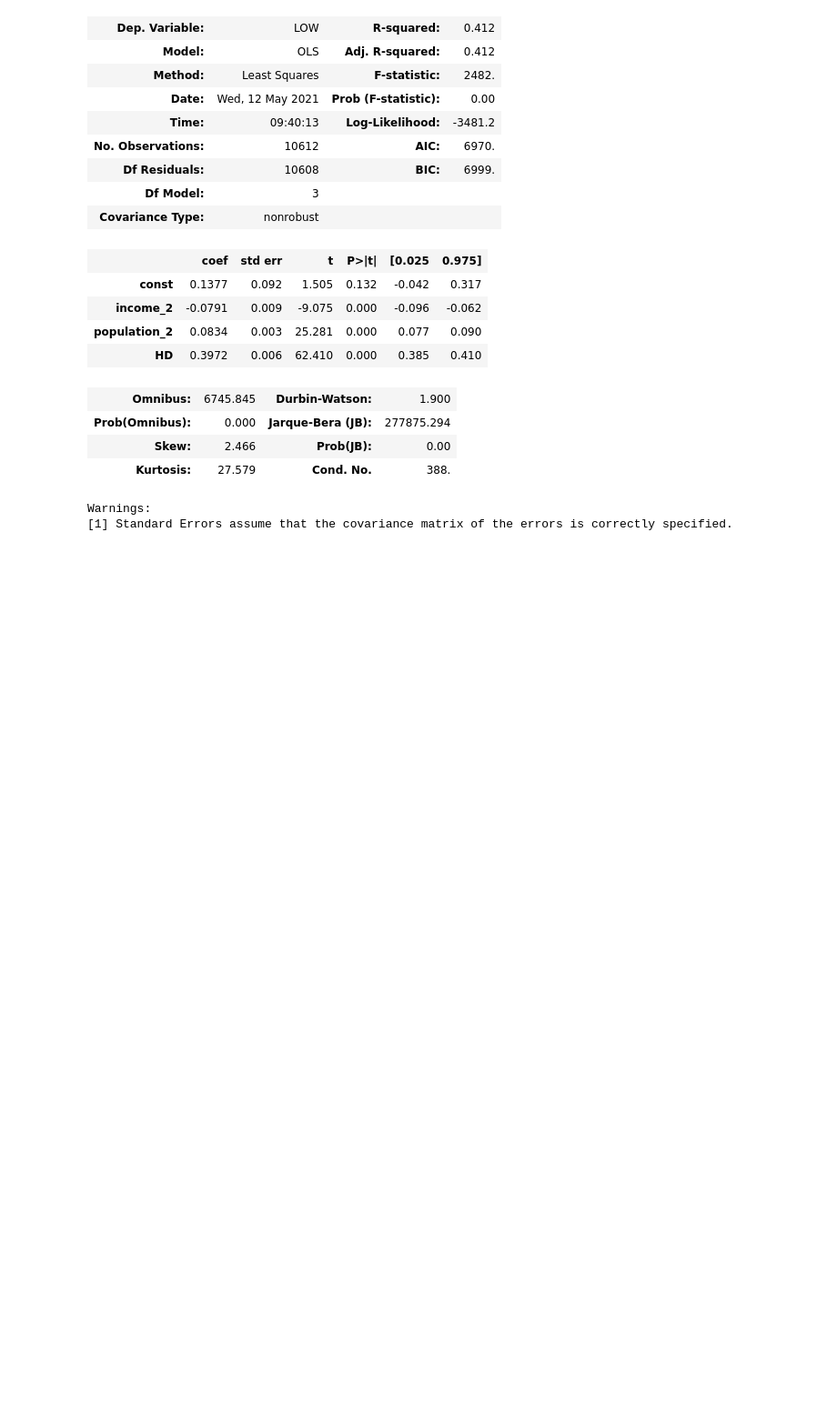
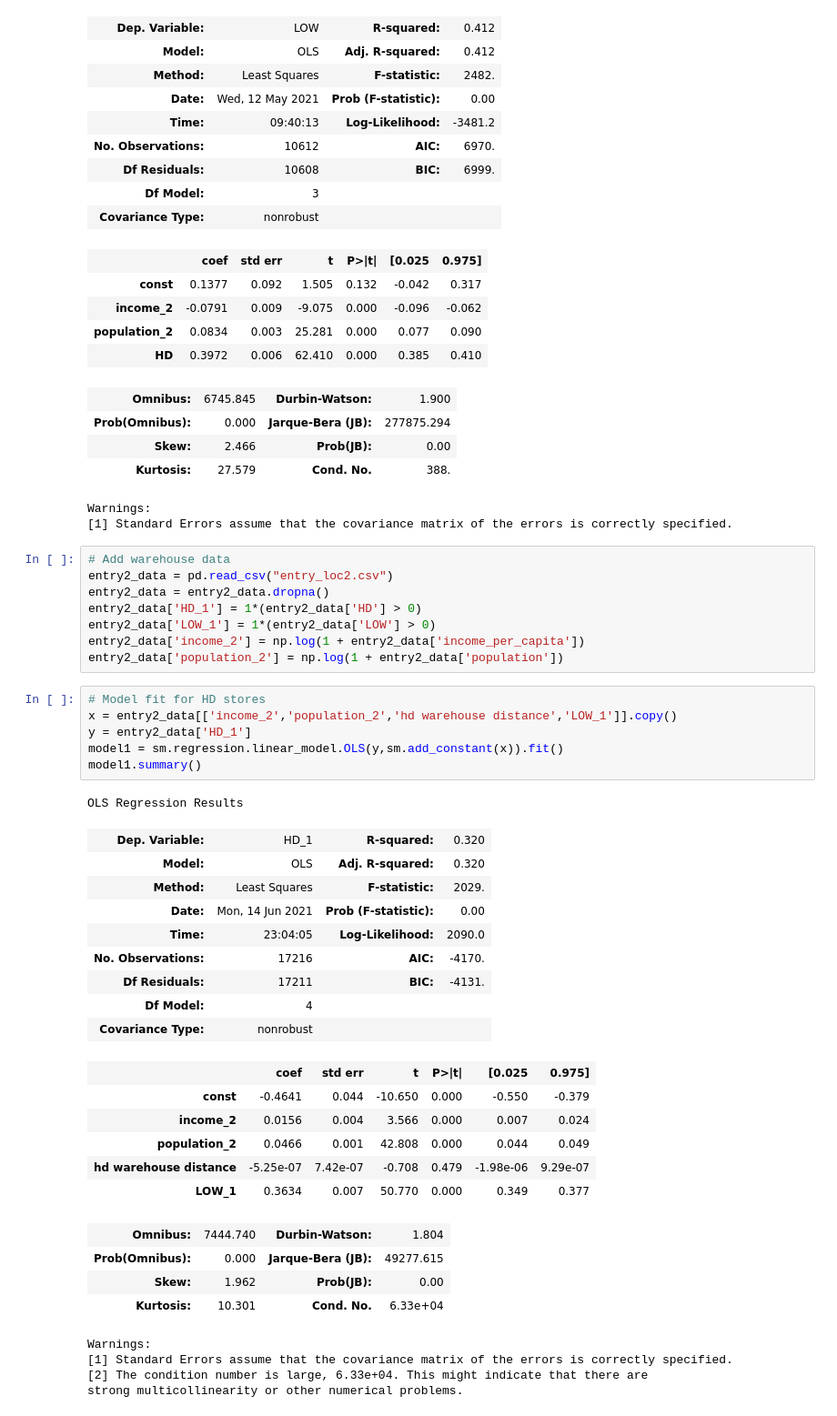
Before and after one commit to ericschulman/entry_games, a Jupyter notebook: estimation/separate_estimate_v2.ipynb, the cells around one changed output. Shown: that part at 91% size. Cells and saved outputs as stored; diff of their text form; blank space fills up the shorter version.

```diff
--- a/estimation/separate_estimate_v2.ipynb
+++ b/estimation/separate_estimate_v2.ipynb
@@ -143,3 +143,42 @@ OLS Regression Results
 | Kurtosis: | 27.579 | Cond. No. | 388. |
 Warnings:
 [1] Standard Errors assume that the covariance matrix of the errors is correctly specified.
+# %%
+# Add warehouse data
+entry2_data = pd.read_csv("entry_loc2.csv")
+entry2_data = entry2_data.dropna()
+entry2_data['HD_1'] = 1*(entry2_data['HD'] > 0)
+entry2_data['LOW_1'] = 1*(entry2_data['LOW'] > 0)
+entry2_data['income_2'] = np.log(1 + entry2_data['income_per_capita'])
+entry2_data['population_2'] = np.log(1 + entry2_data['population'])
+# %%
+# Model fit for HD stores
+x = entry2_data[['income_2','population_2','hd warehouse distance','LOW_1']].copy()
+y = entry2_data['HD_1']
+model1 = sm.regression.linear_model.OLS(y,sm.add_constant(x)).fit()
+model1.summary()
+# %% [output]
+OLS Regression Results
+| Dep. Variable: | HD_1 | R-squared: | 0.320 |
+| Model: | OLS | Adj. R-squared: | 0.320 |
+| Method: | Least Squares | F-statistic: | 2029. |
+| Date: | Mon, 14 Jun 2021 | Prob (F-statistic): | 0.00 |
+| Time: | 23:04:05 | Log-Likelihood: | 2090.0 |
+| No. Observations: | 17216 | AIC: | -4170. |
+| Df Residuals: | 17211 | BIC: | -4131. |
+| Df Model: | 4 |  |  |
+| Covariance Type: | nonrobust |  |  |
+|  | coef | std err | t | P>|t| | [0.025 | 0.975] |
+| const | -0.4641 | 0.044 | -10.650 | 0.000 | -0.550 | -0.379 |
+| income_2 | 0.0156 | 0.004 | 3.566 | 0.000 | 0.007 | 0.024 |
+| population_2 | 0.0466 | 0.001 | 42.808 | 0.000 | 0.044 | 0.049 |
+| hd warehouse distance | -5.25e-07 | 7.42e-07 | -0.708 | 0.479 | -1.98e-06 | 9.29e-07 |
+| LOW_1 | 0.3634 | 0.007 | 50.770 | 0.000 | 0.349 | 0.377 |
+| Omnibus: | 7444.740 | Durbin-Watson: | 1.804 |
+| Prob(Omnibus): | 0.000 | Jarque-Bera (JB): | 49277.615 |
+| Skew: | 1.962 | Prob(JB): | 0.00 |
+| Kurtosis: | 10.301 | Cond. No. | 6.33e+04 |
+Warnings:
+[1] Standard Errors assume that the covariance matrix of the errors is correctly specified.
+[2] The condition number is large, 6.33e+04. This might indicate that there are
+strong multicollinearity or other numerical problems.
```
Also changed, not shown: parts of 3 cells of this notebook, 4 other files.
